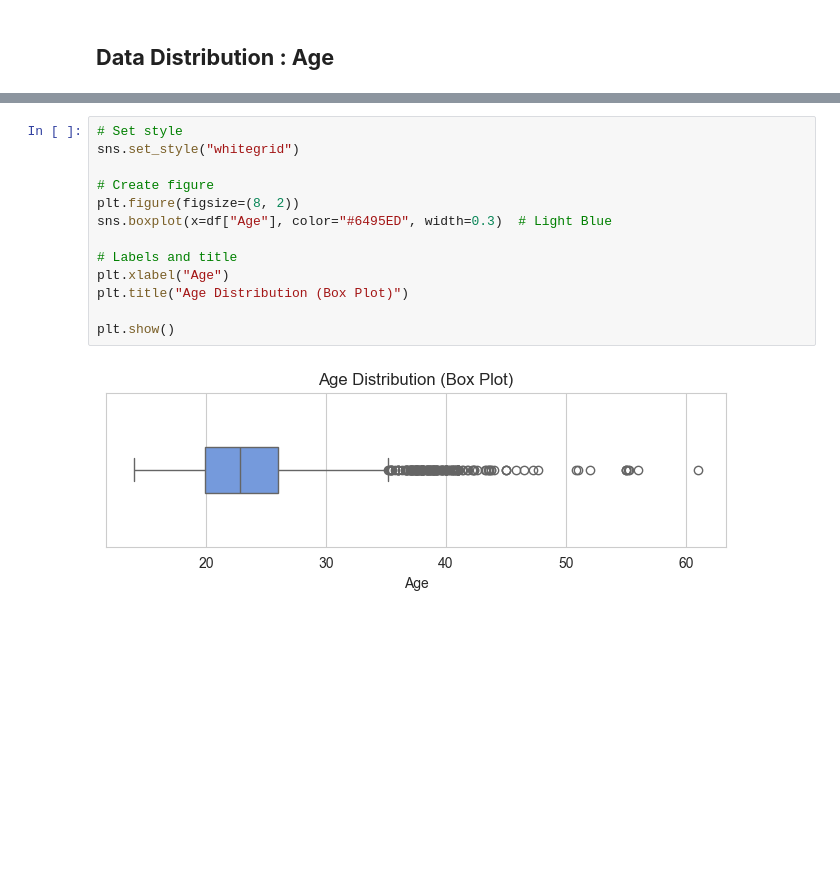
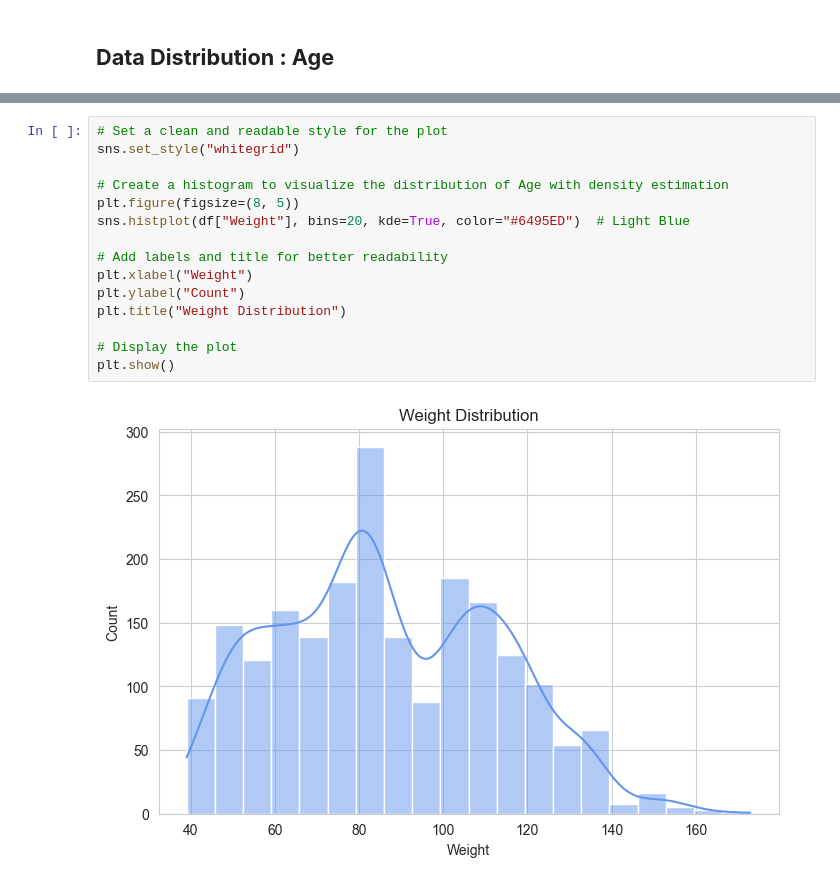
Before and after one commit to arsiimam/Obesity-Factors-Analysis, a Jupyter notebook: Notebooks/data_cleaning.ipynb, the cells around one changed output, grey strips where cells are left out. Cells and saved outputs as stored; diff of their text form; blank space fills up the shorter version.

Commit message:
Update data_cleaning.ipynb: Add Data distribution for Weight

```diff
--- a/Notebooks/data_cleaning.ipynb
+++ b/Notebooks/data_cleaning.ipynb
@@ -182,15 +292,17 @@ Name: Age, dtype: float64
 # %%
-# Set style
+# Set a clean and readable style for the plot
 sns.set_style("whitegrid")
 
-# Create figure
-plt.figure(figsize=(8, 2))
-sns.boxplot(x=df["Age"], color="#6495ED", width=0.3)  # Light Blue
+# Create a histogram to visualize the distribution of Age with density estimation
+plt.figure(figsize=(8, 5))
+sns.histplot(df["Weight"], bins=20, kde=True, color="#6495ED")  # Light Blue
 
-# Labels and title
-plt.xlabel("Age")
-plt.title("Age Distribution (Box Plot)")
+# Add labels and title for better readability
+plt.xlabel("Weight")
+plt.ylabel("Count")
+plt.title("Weight Distribution")
 
+# Display the plot
 plt.show()
 # %% [output]
-[figure, old version]
+[figure, new version]
```
Also changed, not shown: parts of 13 cells of this notebook.
